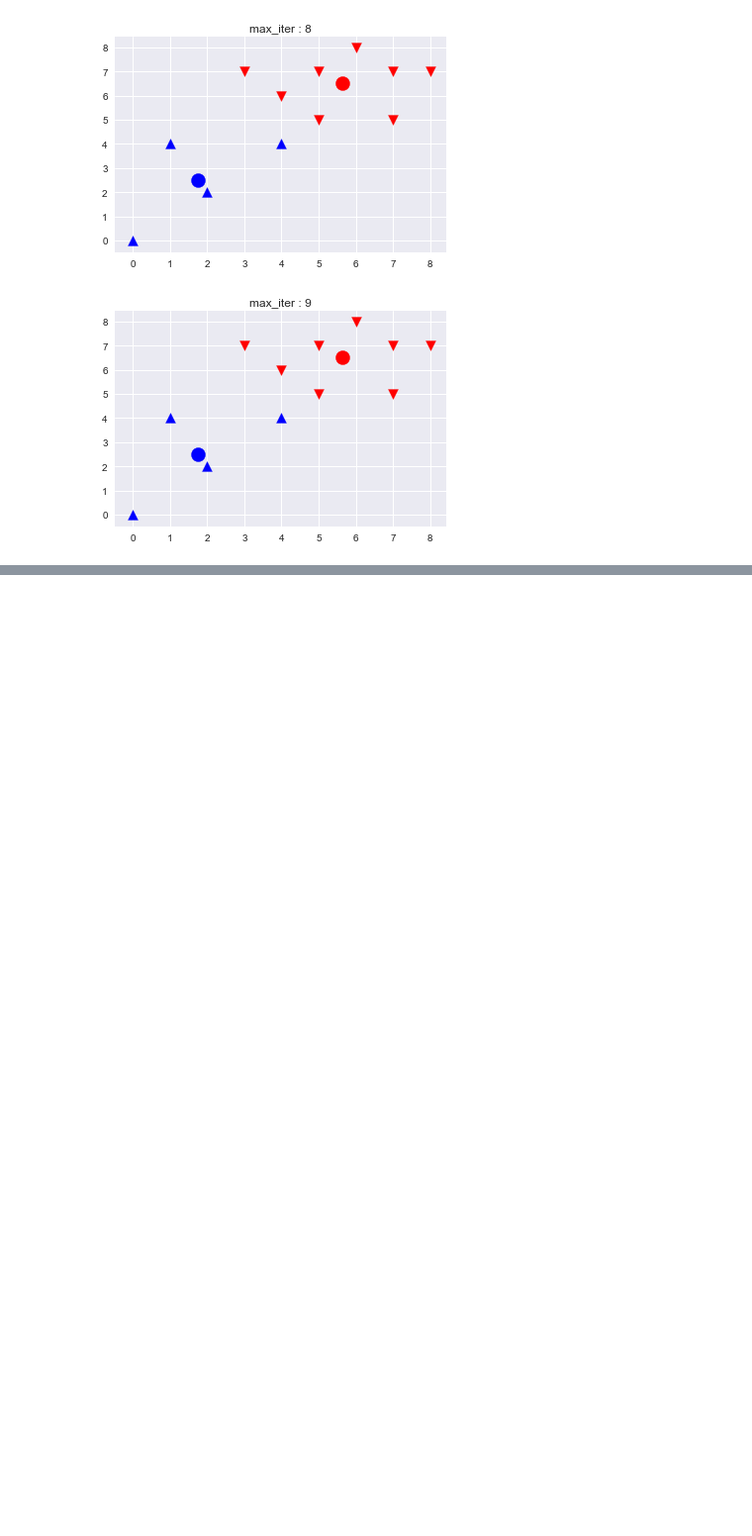
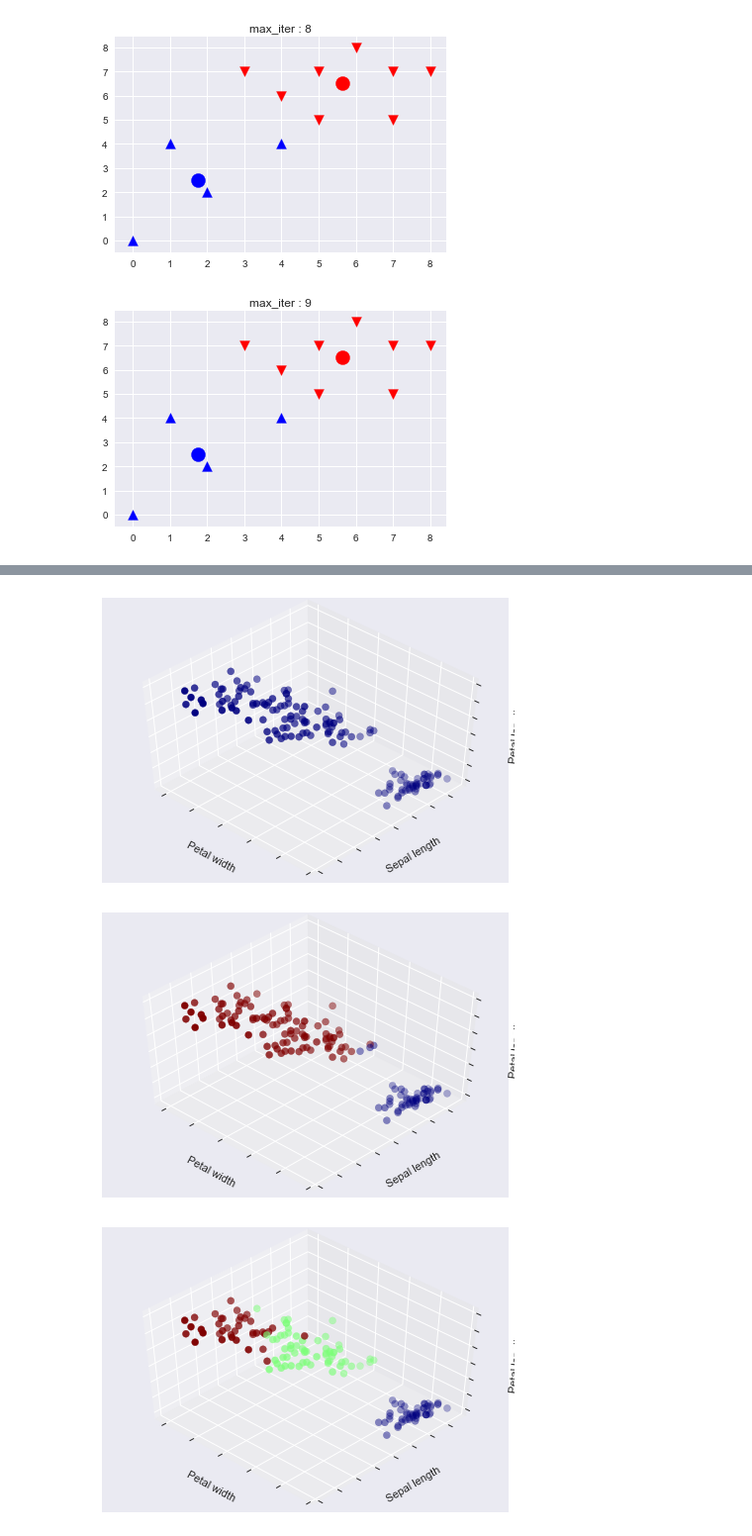
Before and after one commit to seokyeongheo/TIL, a Jupyter notebook: 05_clustering/01_K-means_Clustering.ipynb, the cells around one changed output, grey strips where cells are left out. Shown at 99% size. Cells and saved outputs as stored; diff of their text form; code cells hidden in the pictures; blank space fills up the shorter version.

```diff
--- a/05_clustering/01_K-means_Clustering.ipynb
+++ b/05_clustering/01_K-means_Clustering.ipynb
@@ -130,0 +183,8 @@ for i in range(1, 10):
+# %%
+for i in range(1, 6):
+    model = KMeans(n_clusters=i)
+    plot_iris_cluster(model)
+# %% [output]
+[figure, added]
+[figure, added]
+[figure, added]
```
Also changed, not shown: parts of 19 cells of this notebook.
